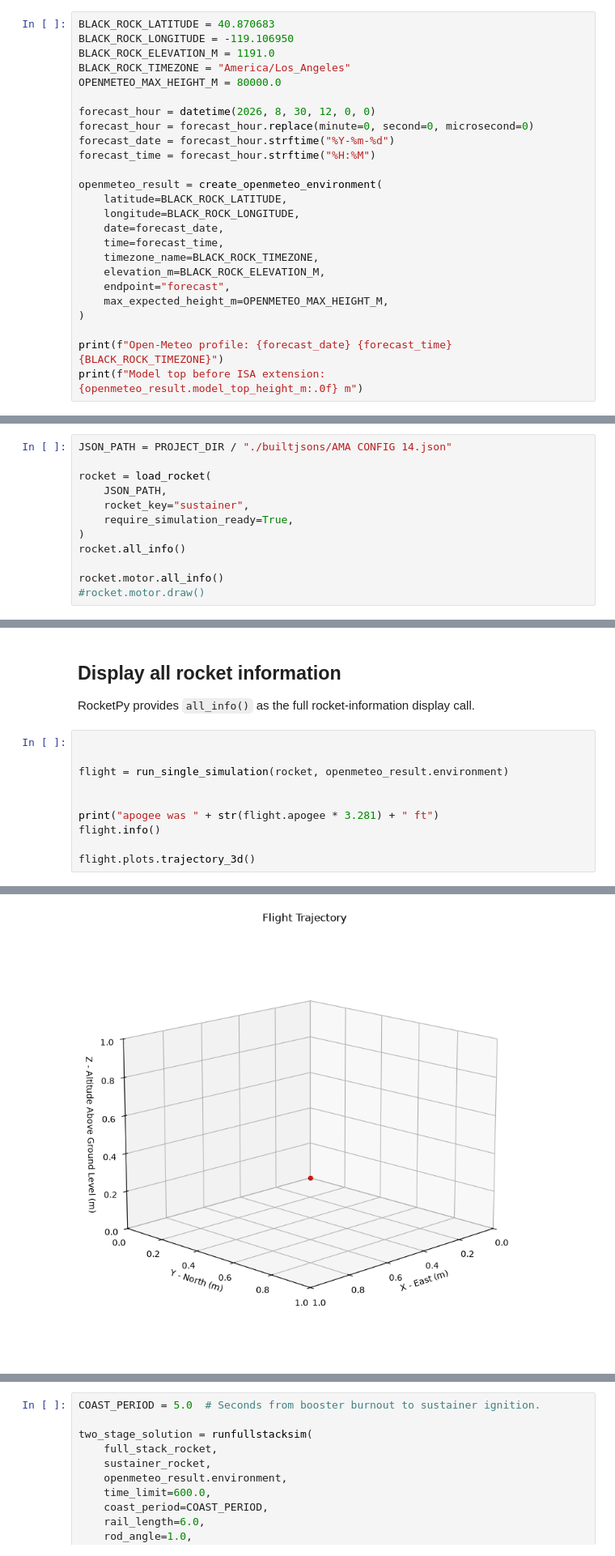
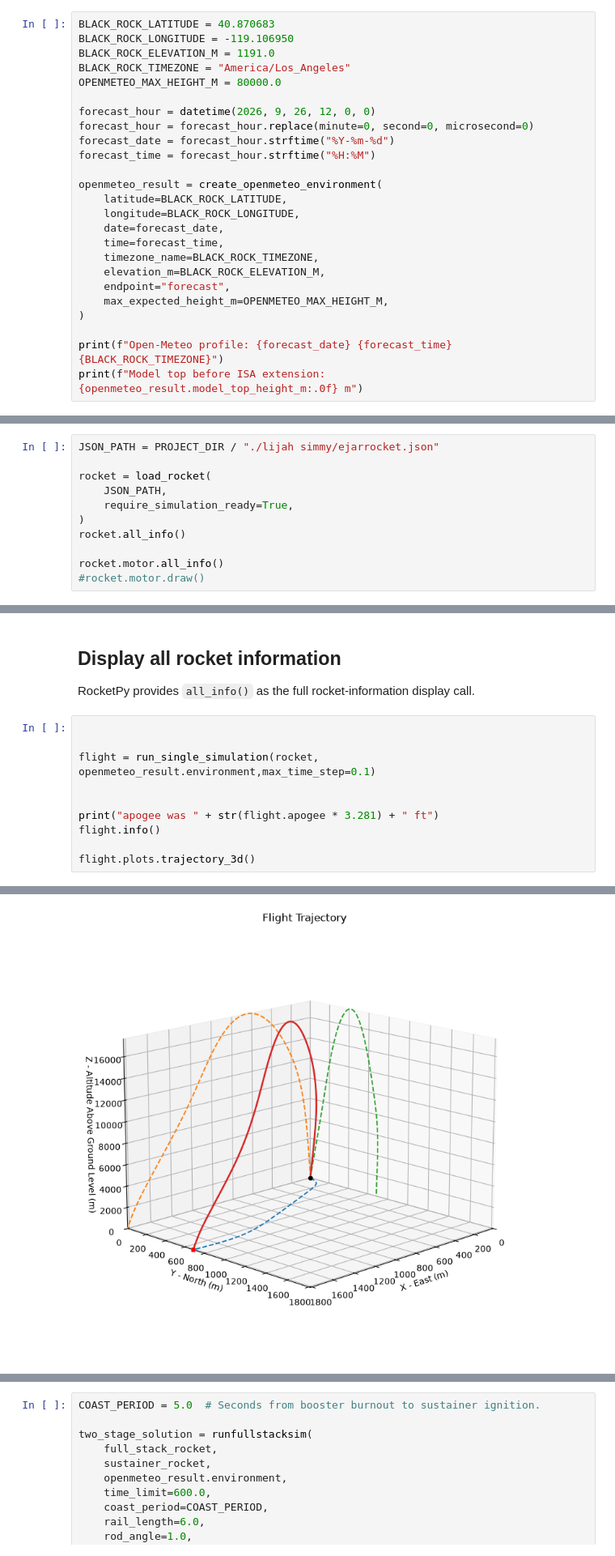
Before and after one commit to prs2026/farfromheaven, a Jupyter notebook: sims/rocketpy/singlesim.ipynb, the cells around one changed output, grey strips where cells are left out. Shown at 81% size. Drawn from its saved outputs; the diff is of its cells as text.

```diff
--- a/sims/rocketpy/singlesim.ipynb
+++ b/sims/rocketpy/singlesim.ipynb
@@ -64,7 +64,7 @@ BLACK_ROCK_ELEVATION_M = 1191.0
 BLACK_ROCK_TIMEZONE = "America/Los_Angeles"
 OPENMETEO_MAX_HEIGHT_M = 80000.0
 
-forecast_hour = datetime(2026, 8, 30, 12, 0, 0)
+forecast_hour = datetime(2026, 9, 26, 12, 0, 0)
 forecast_hour = forecast_hour.replace(minute=0, second=0, microsecond=0)
 forecast_date = forecast_hour.strftime("%Y-%m-%d")
 forecast_time = forecast_hour.strftime("%H:%M")
@@ -94,11 +94,10 @@ Use the reusable `run_single_simulation` function imported from `simrunner.py`.
 
 Change `JSON_PATH` to any completed `rocketpy-cdx1` JSON. The supplied `test.json` still contains CDX1 placeholders, so strict loading intentionally lists the motor, inertia, drag, rail-button, and recovery data that must be added before a meaningful flight can run.
 # %%
-JSON_PATH = PROJECT_DIR / "./builtjsons/AMA CONFIG 14.json"
+JSON_PATH = PROJECT_DIR / "./lijah simmy/ejarrocket.json"
 
 rocket = load_rocket(
     JSON_PATH,
-    rocket_key="sustainer",
     require_simulation_ready=True,
 )
 rocket.all_info()
@@ -148,7 +147,7 @@ RocketPy provides `all_info()` as the full rocket-information display call.
 # %%
 
 
-flight = run_single_simulation(rocket, openmeteo_result.environment)
+flight = run_single_simulation(rocket, openmeteo_result.environment,max_time_step=0.1)
 
 
 print("apogee was " + str(flight.apogee * 3.281) + " ft")
@@ -176,4 +175,4 @@ Average Function Evaluations per Time Step: 1.333
-[figure, old version]
+[figure, new version]
 # %%
 # Load both configurations from a version-2 JSON produced by cdx1tojson.py.
 TWO_STAGE_JSON_PATH = PROJECT_DIR / ".\\builtjsons\\twostage.json"
```
Also changed, not shown: parts of 4 cells of this notebook, 46 other files.
